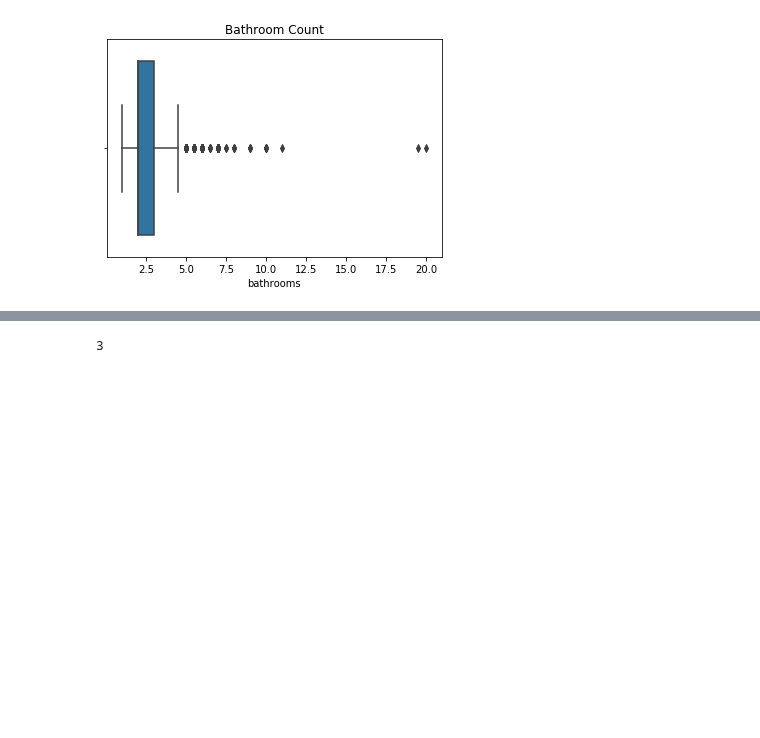
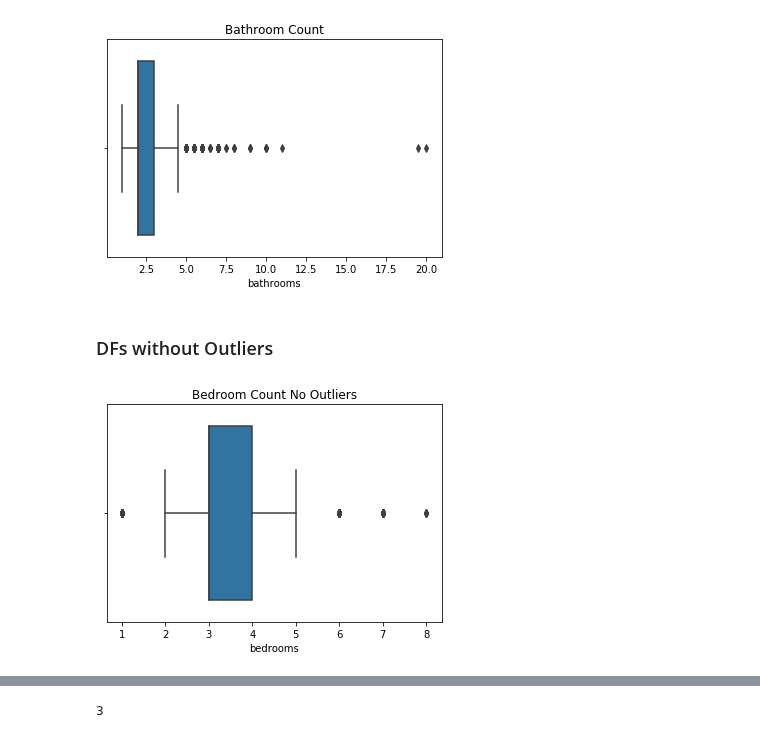
Before and after one commit to faithkane3/zillow_project, a Jupyter notebook: zillow_project_walkthrough.ipynb, the cells around one changed output, grey strips where cells are left out. Saved outputs shown, nothing was run; the diff lists cells and outputs as text; code cells hidden in the pictures; blank space fills up the shorter version.

```diff
--- a/zillow_project_walkthrough.ipynb
+++ b/zillow_project_walkthrough.ipynb
@@ -511,4 +521,6 @@ plt.title('Bathroom Count')
 plt.show()
 # %% [output]
 [figure]
+# %% [markdown]
+### DFs without Outliers
 # %%
@@ -525,5 +542,12 @@ no_out_y_train = no_out_train[['home_value']]
 no_out_X_test = no_out_test[['bedrooms', 'bathrooms', 'square_feet']]
 no_out_y_test = no_out_test[['home_value']]
+# %%
+sns.boxplot(x=no_out_X_train["bedrooms"])
+
+plt.title('Bedroom Count No Outliers')
+plt.show()
+# %% [output]
+[figure, added]
 # %%
 print(no_out_X_train.bedrooms.value_counts(dropna=False).sort_index())
 sns.distplot(no_out_X_train.bedrooms)
```
Also changed, not shown: parts of 36 cells of this notebook, 2 other files.
